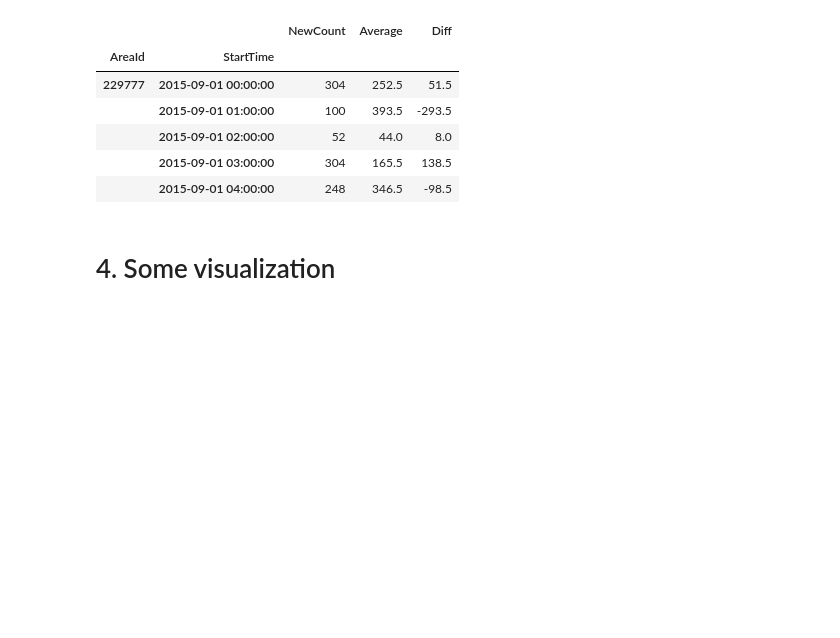
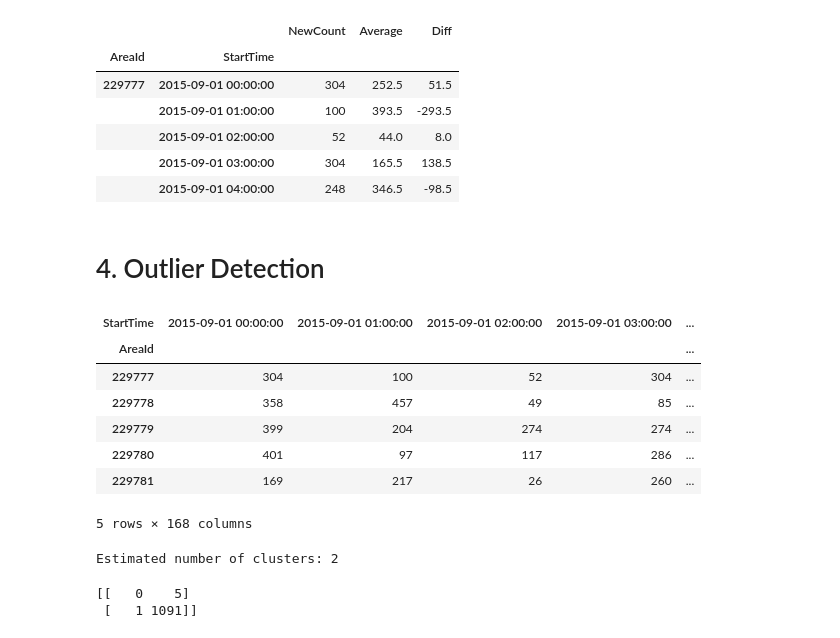
Before and after one commit to YiouZuo/Portfolio, a Jupyter notebook: NYC-hexagon-outlier-detection/NeighborComparison.ipynb, the cells around one changed output. Saved outputs shown, nothing was run; the diff lists cells and outputs as text; code cells hidden in the pictures; blank space fills up the shorter version.

Commit message:
Added the clustering step

```diff
--- a/NYC-hexagon-outlier-detection/NeighborComparison.ipynb
+++ b/NYC-hexagon-outlier-detection/NeighborComparison.ipynb
@@ -131,4 +115,19 @@ count_difference.head()
 # %%
 count_difference.to_csv('NYC_sample_difference.csv')
 # %% [markdown]
-# 4. Some visualization
+# 4. Outlier Detection
+# %%
+# count_difference = pd.read_csv('NYC_sample_difference.csv')
+nyc_pivot = count_difference.reset_index().pivot(index='AreaId', columns='StartTime', values='NewCount')
+nyc_pivot.fillna(value=0, inplace=True)
+# %%
+nyc_pivot.head()
+# %% [output]
+| StartTime | 2015-09-01 00:00:00 | 2015-09-01 01:00:00 | 2015-09-01 02:00:00 | 2015-09-01 03:00:00 | ... |
+| AreaId |  |  |  |  | ... |
+| 229777 | 304 | 100 | 52 | 304 | ... |
+| 229778 | 358 | 457 | 49 | 85 | ... |
+| 229779 | 399 | 204 | 274 | 274 | ... |
+| 229780 | 401 | 97 | 117 | 286 | ... |
+| 229781 | 169 | 217 | 26 | 260 | ... |
+5 rows × 168 columns
@@ -134,0 +139,13 @@ count_difference.to_csv('NYC_sample_difference.csv')
+# %%
+# Number of clusters in labels
+n_clusters_ = len(set(labels))
+print('Estimated number of clusters: %d' % n_clusters_)
+# %% [output]
+Estimated number of clusters: 2
+# %%
+import numpy as np
+unique, counts = np.unique(labels, return_counts=True)
+print np.asarray((unique, counts)).T
+# %% [output]
+[[   0    5]
+ [   1 1091]]
```
Also changed, not shown: parts of 7 cells of this notebook.
